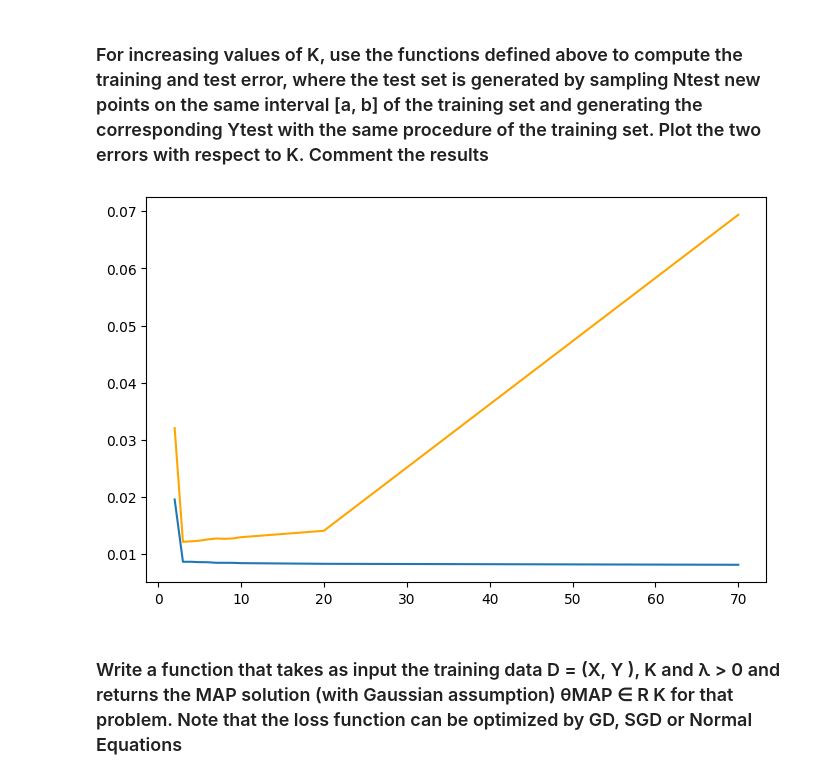
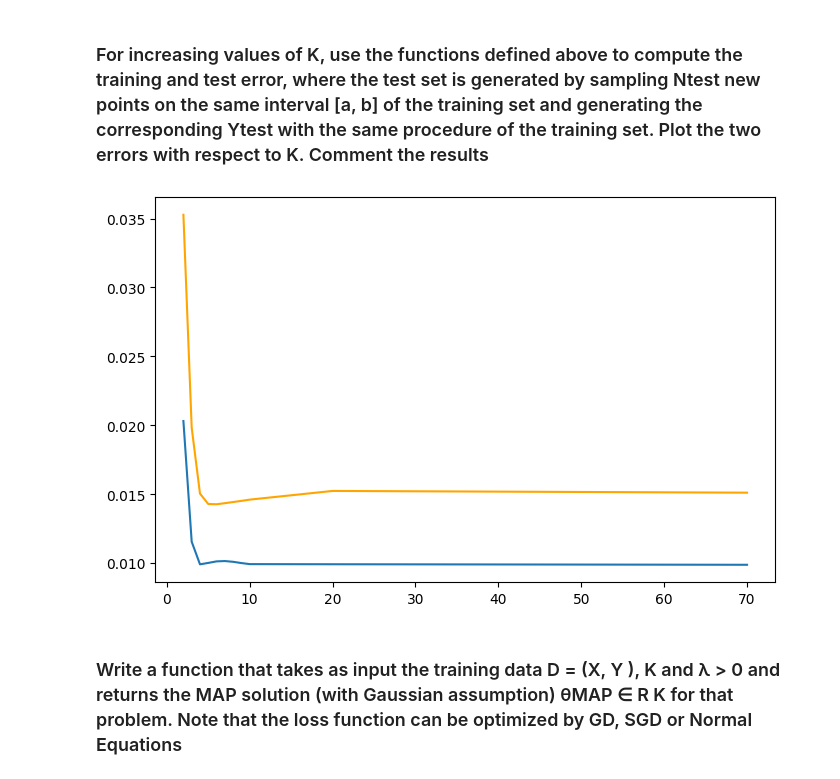
Before and after one commit to francesco-source/Artificial-Intelligence-UNIBO, a Jupyter notebook: Statistical_and_mathematical_methods_for_AI/Exercises/Esercizio4.ipynb, the cells around one changed output. Drawn from its saved outputs; the diff is of its cells as text; code cells hidden in the pictures.

```diff
--- a/Statistical_and_mathematical_methods_for_AI/Exercises/Esercizio4.ipynb
+++ b/Statistical_and_mathematical_methods_for_AI/Exercises/Esercizio4.ipynb
@@ -45,11 +117,31 @@ def plotfig(Xdata,Ydata,title,Xlable,Ylable,legend,color="C0"):
 # %%
+import math
+def sigmoid(x):
+    return 1./(1+math.e**(-x))
+
+
+def f(w,xhat):
+    return sigmoid(xhat.T@w)
+
+
+def ell(w,Xcheck,Y):
+    vec_f=np.array([f(w,Xcheck[:,i]) for i in range(Xcheck.shape[1])])
+    return (1/len(Y))*np.linalg.norm(vec_f-Y,2)
+
+
+def grad_ell(w,Xcheck,Y):
+    sum=0
+    for i in range(Xcheck.shape[1]):
+        func=f(w,Xcheck[:,i])
+        sum+=func*(1-func)*(func-Y[i])*Xcheck[:,i]
+    return  np.array(sum)/Xcheck.shape[1]
 
 
 def SGD(l,grad_l,w0,data,batch_size,n_epoch):
     alpha=0.01
     k=0
     X,y=data
-    X=X-np.expand_dims(np.mean(X,axis=1),1)
+    #X=X-np.expand_dims(np.mean(X,axis=1),1)
 
     d,N=X.shape
     n_batch_per_epoch=N//batch_size
@@ -63,14 +155,13 @@ def SGD(l,grad_l,w0,data,batch_size,n_epoch):
     for epoch in range(n_epoch):
         index=np.linspace(0,len(y)-1,len(y),dtype=int)
         np.random.shuffle(index)
-        X=X[:,index]
+        X=X[index]
         y=y[index]
         for i in range(n_batch_per_epoch):
-            Xbetch=X[:,(i*batch_size):((i+1)*batch_size)]
+            Xbetch=X[(i*batch_size):((i+1)*batch_size)]
             ybetch=y[(i*batch_size):((i+1)*batch_size)]
-            w=w-alpha*grad_ell(w,Xbetch,ybetch)
+            w=w-alpha*grad_l(w,Xbetch,ybetch)
             w_vec[epoch * n_batch_per_epoch + i, :]=w
-        fval[epoch]=ell(w,X,y)
-        gradl[epoch,:]=grad_ell(w,X,y)
-        err[epoch]=np.linalg.norm(grad_ell(w,X,y),2)
-    return w_vec,fval,gradl,err
+        gradl[epoch,:]=grad_l(w,X,y)
+        err[epoch]=np.linalg.norm(grad_l(w,X,y),2)
+    return w_vec
@@ -96,4 +189,5 @@ Ytest=Phi@theta+np.random.normal(0,var,size=Ntest)
 scatterfig(Xtrain,Ytrain,"Data","X","Y","Train")
 scatterfig(Xtest,Ytest,"Data","X","Y","TEST")
 plt.show()
+Gradient_descent=True
 # %% [output]
@@ -107,7 +201,7 @@ Xtest=np.linspace(0,1,Ntest)
 plt.figure(figsize=[15,5*3])
 for k in range(1,len(K_try)):
     plt.subplot(3,3,k)
-    theta_MLE=f_theta_MLE(Xtrain,Ytrain,K_try[k])
+    theta_MLE=f_theta_MLE(Xtrain,Ytrain,K_try[k]) if Gradient_descent==False else GD(gen_MLE(Xtrain,Ytrain),grad_MLE(Xtrain,Ytrain),np.zeros((K_try[k],)))[-1]
     Y_MLE_train=np.vander(Xtrain,K_try[k])@theta_MLE
     Y_MLE_test=np.vander(Xtest,K_try[k])@theta_MLE
 
@@ -123,22 +217,22 @@ plt.show()
 # %%
 ### Poviamo a trovare il k senza sapere quale sia
 K_try=[2,3,4,5,6,7,8,9,10,20,70]
 #Xtest=np.linspace(0,1,Ntest)
 plt.figure(figsize=[8,5])
 MLEtrain_error=np.zeros((len(K_try)))
 MLEtest_error=np.zeros((len(K_try)))
 for k in range(len(K_try)):
-    theta_MLE=f_theta_MLE(Xtrain,Ytrain,K_try[k])
+    theta_MLE=f_theta_MLE(Xtrain,Ytrain,K_try[k]) if Gradient_descent==False else GD(gen_MLE(Xtrain,Ytrain),grad_MLE(Xtrain,Ytrain),np.zeros((K_try[k],)))[-1]
     Y_MLE_train=np.vander(Xtrain,K_try[k])@theta_MLE
     Y_MLE_test=np.vander(Xtest,K_try[k])@theta_MLE
     MLEtrain_error[k]=abs_error(theta_MLE,(Xtrain,Ytrain))
     MLEtest_error[k]=abs_error(theta_MLE,(Xtest,Ytest))
 
 plt.plot(K_try,MLEtrain_error,c='C0')
 plt.plot(K_try,MLEtest_error,c="orange")
 plt.show()
 # %% [output]
-[figure, old version]
+[figure, new version]
 # %% [markdown]
 ###  Write a function that takes as input the training data D = (X, Y ), K and λ > 0 and returns the MAP solution (with Gaussian assumption) θMAP ∈ R K for that problem. Note that the loss function can be optimized by GD, SGD or Normal Equations
 # %%
```
Also changed, not shown: parts of 8 cells of this notebook.
